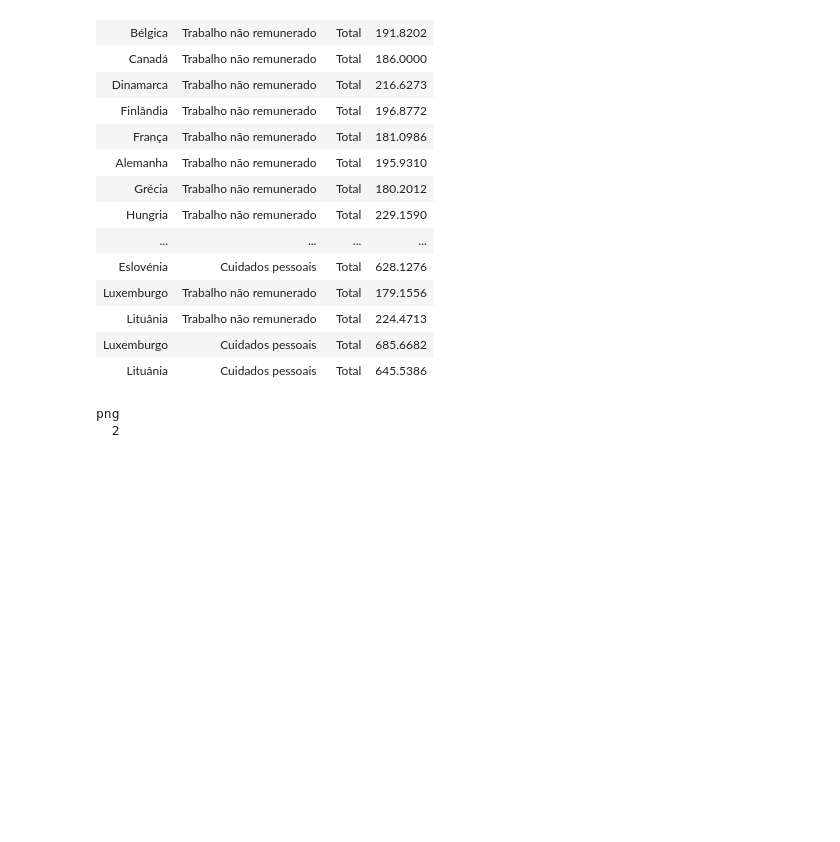
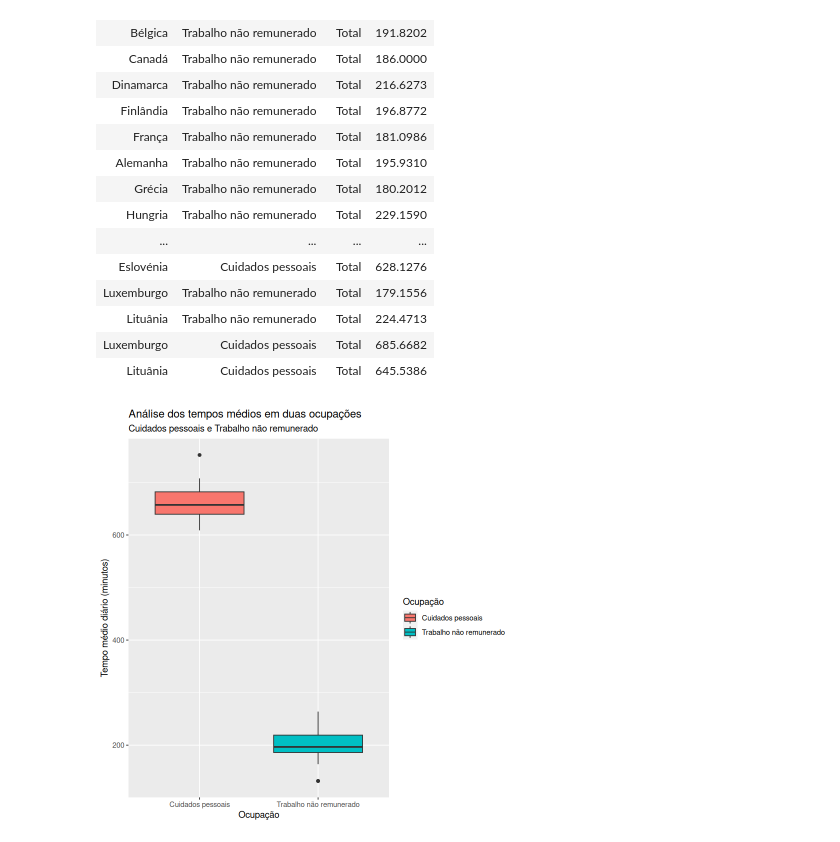
Before and after one commit to gocho1307/ComputationalProject-PE, a Jupyter notebook: ex02/ex02.ipynb, the cells around one changed output. Saved outputs shown, nothing was run; the diff lists cells and outputs as text; code cells hidden in the pictures; blank space fills up the shorter version.

```diff
--- a/ex02/ex02.ipynb
+++ b/ex02/ex02.ipynb
@@ -51,17 +51,12 @@ A data.frame: 64 × 4
 | Lituânia | Trabalho não remunerado | Total | 224.4713 |
 | Luxemburgo | Cuidados pessoais | Total | 685.6682 |
 | Lituânia | Cuidados pessoais | Total | 645.5386 |
-# %%
-png(file = "./ex02.png", width = 300, height = 250, units = "mm", res = 500)
-boxplot(
-    time ~ occupation,
-    data = df_filtered,
-    main = "Análise dos tempos médios das ocupações Cuidados pessoais e Trabalho não remunerado",
-    xlab = "Ocupação",
-    ylab = "Tempo (minutos)",
-    col = "#2a9d8f"
-)
-dev.off()
-# %% [output]
-png
-  2
+# %%
+ggplot(df_filtered, aes(x = occupation, y = time, fill = occupation)) +
+  geom_boxplot()+
+  xlab("Ocupação") +
+  ylab("Tempo médio diário (minutos)") +
+  ggtitle("Análise dos tempos médios em duas ocupações") +
+  labs(fill = "Ocupação", subtitle = "Cuidados pessoais e Trabalho não remunerado")
+# %% [output]
+[figure, added]
```
Also changed, not shown: parts of 1 cell of this notebook, 19 other files.
